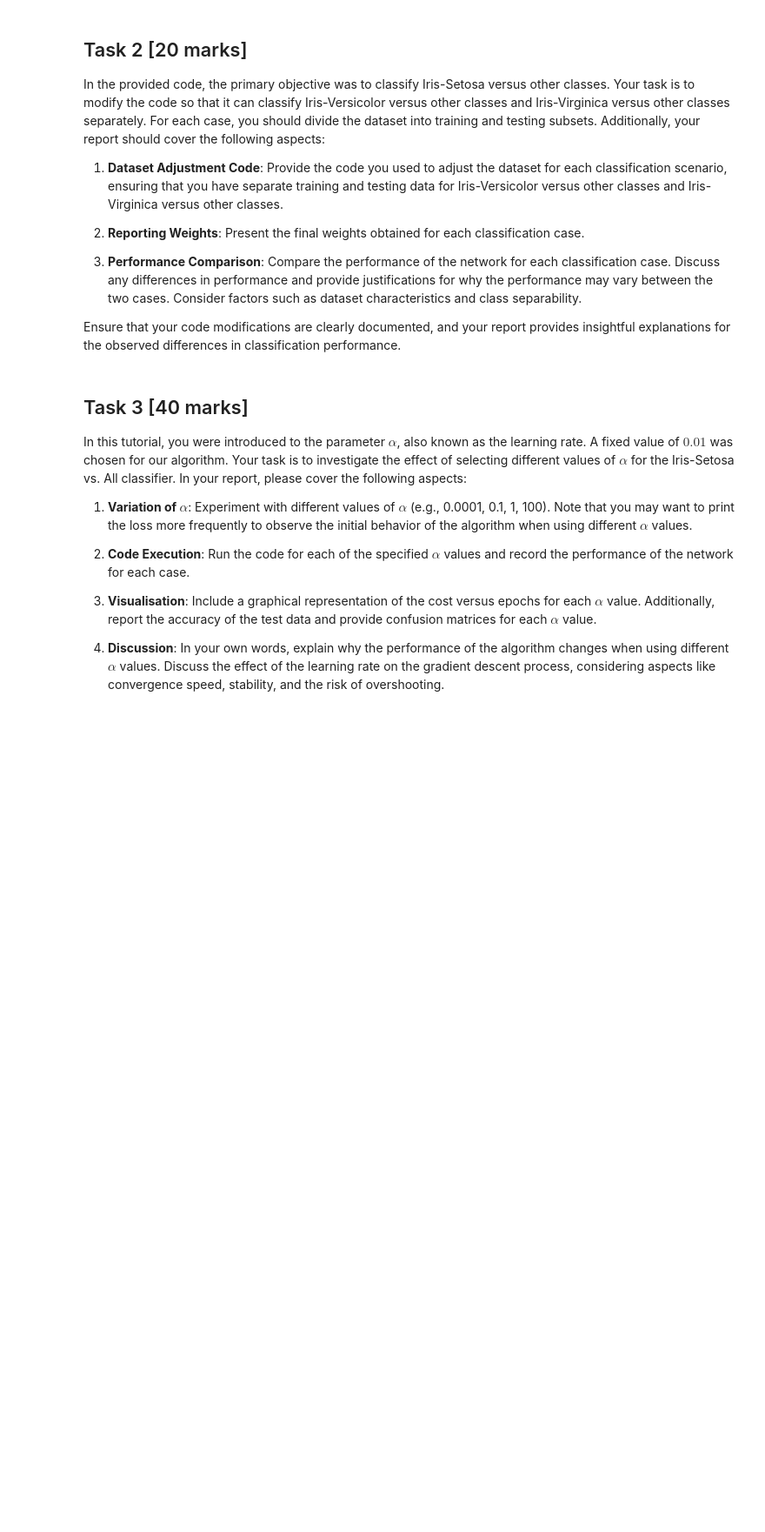
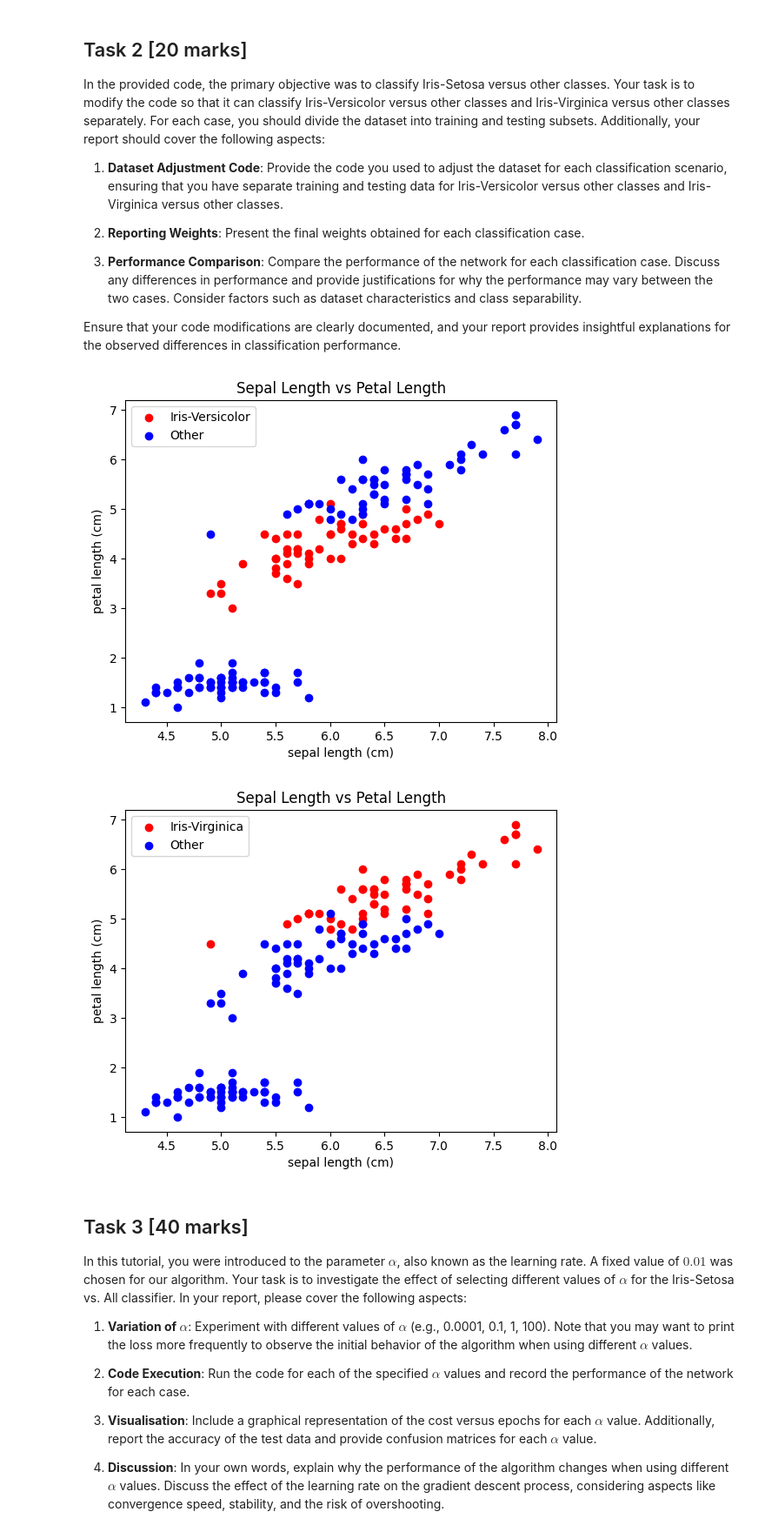
Before and after one commit to FajarKKP/Coding, a Jupyter notebook: 04_ML_Logistic.ipynb, the cells around one changed output. Shown at 87% size. Drawn from its saved outputs; the diff is of its cells as text; code cells hidden in the pictures; blank space fills up the shorter version.

```diff
--- a/04_ML_Logistic.ipynb
+++ b/04_ML_Logistic.ipynb
@@ -332,34 +306,60 @@ In the provided code, the primary objective was to classify Iris-Setosa versus o
 
 Ensure that your code modifications are clearly documented, and your report provides insightful explanations for the observed differences in classification performance.
 # %%
+# Split into train and test
+# Get final weights
 # Target labels are the index in iris.target_names
 labels = iris_data.iloc[:,4]
 
 # Iris-Versicolor vs Other
-# Setosa is assigned label 0, while all other classes will have a label of 1
-y = np.where(labels == 0, 0, 1)
+# Versicolor is 1, the rest = 0
+y = np.where(labels == 1, 1, 0)
 
 # Consider only two features - sepal length (column 0) and petal length (column 2)
 # Bias term (intercept) is added to each data point (row)
 X = iris_data.iloc[:,[0,2]]
 intercept = np.ones((X.shape[0], 1))
 X = np.concatenate((intercept, X), axis=1)
 
 # Plot features in 2D plot - sepal length (x-axis) vs petal length (y-axis)
 feat1, feat2 = 'sepal length (cm)', 'petal length (cm)'
-X_target = iris_data[iris_data.target==0]
-X_other = iris_data[iris_data.target!=0]
+X_target = iris_data[iris_data.target==1]
+X_other = iris_data[iris_data.target!=1]
 
-plt.scatter(X_target[feat1],X_target[feat2],color='red',marker='o',label="Setosa")
+plt.scatter(X_target[feat1],X_target[feat2],color='red',marker='o',label="Iris-Versicolor")
 plt.scatter(X_other[feat1],X_other[feat2],color='blue',marker='o',label='Other')
 plt.title("Sepal Length vs Petal Length")
 plt.xlabel(feat1)
 plt.ylabel(feat2)
 plt.legend(loc='upper left')
 plt.show()
 
 
 # Iris-Virginica vs Other
+# Virginica is 2, the rest = 0
+y = np.where(labels == 2, 1, 0)
+
+# Consider only two features - sepal length (column 0) and petal length (column 2)
+# Bias term (intercept) is added to each data point (row)
+X = iris_data.iloc[:,[0,2]]
+intercept = np.ones((X.shape[0], 1))
+X = np.concatenate((intercept, X), axis=1)
+
+# Plot features in 2D plot - sepal length (x-axis) vs petal length (y-axis)
+feat1, feat2 = 'sepal length (cm)', 'petal length (cm)'
+X_target = iris_data[iris_data.target==2]
+X_other = iris_data[iris_data.target!=2]
+
+plt.scatter(X_target[feat1],X_target[feat2],color='red',marker='o',label="Iris-Virginica")
+plt.scatter(X_other[feat1],X_other[feat2],color='blue',marker='o',label='Other')
+plt.title("Sepal Length vs Petal Length")
+plt.xlabel(feat1)
+plt.ylabel(feat2)
+plt.legend(loc='upper left')
+plt.show()
+# %% [output]
+[figure, added]
+[figure, added]
 # %% [markdown]
 ## Task 3 [40 marks]
 
```
Also changed, not shown: parts of 2 cells of this notebook.
